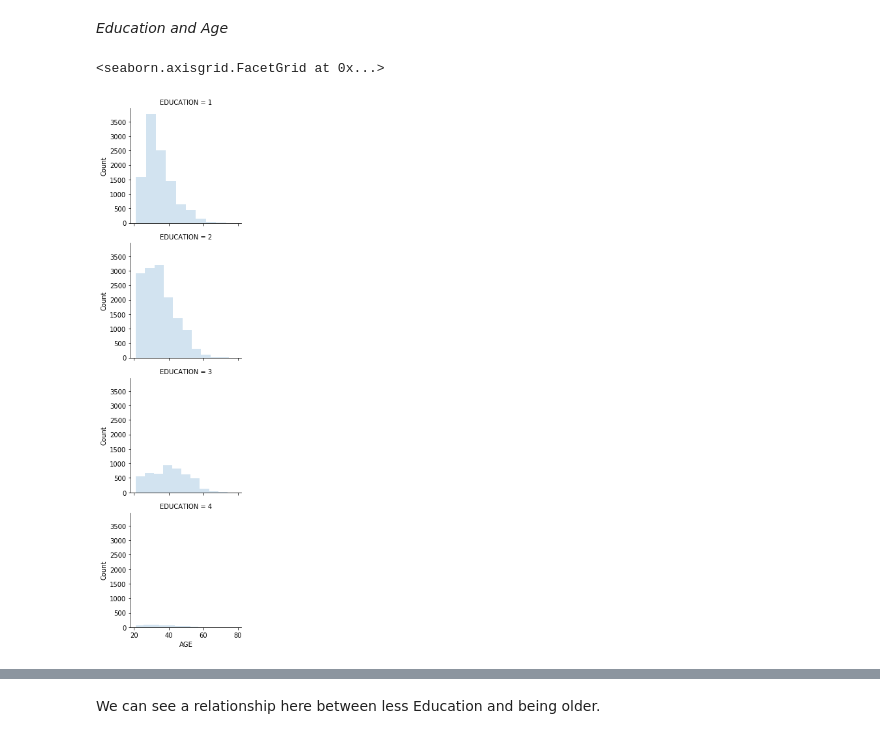
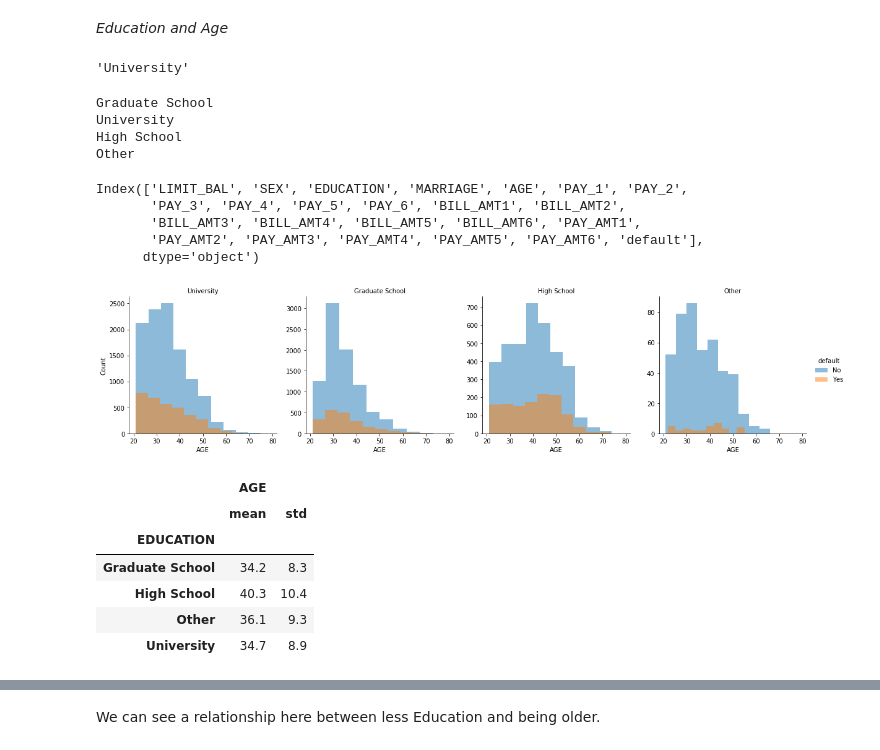
Before and after one commit to gblinick/Predicting-Credit-Card-Default-in-sci-kit-learn, a Jupyter notebook: EDA/EDA Scratchpad.ipynb, the cells around one changed output, grey strips where cells are left out. Cells and saved outputs as stored; diff of their text form; code cells hidden in the pictures.

```diff
--- a/EDA/EDA Scratchpad.ipynb
+++ b/EDA/EDA Scratchpad.ipynb
@@ -447,10 +466,49 @@ EM
 As we can see from the chart and table, more education (a smaller value for Education) is associated with lower rates of marriage (column 1)
 # %% [markdown]
 *Education and Age*
+# %%
+graph_dict = {1: "Graduate School", 2: "University", 3: "High School", 4: "Other", }
+graph_dict[2]
+# %% [output]
+'University'
+# %%
+for i in range(1,5):
+    print(graph_dict[i])
+# %% [output]
+Graduate School
+University
+High School
+Other
+# %%
+replace = (data["EDUCATION"] == 1)
+data.loc[replace,'EDUCATION'] = "Graduate School"
+replace = (data["EDUCATION"] == 2)
+data.loc[replace,'EDUCATION'] = "University"
+replace = (data["EDUCATION"] == 3)
+data.loc[replace,'EDUCATION'] = "High School"
+replace = (data["EDUCATION"] == 4)
+data.loc[replace,'EDUCATION'] = "Other"
+# %%
+data.columns
+# %% [output]
+Index(['LIMIT_BAL', 'SEX', 'EDUCATION', 'MARRIAGE', 'AGE', 'PAY_1', 'PAY_2',
+       'PAY_3', 'PAY_4', 'PAY_5', 'PAY_6', 'BILL_AMT1', 'BILL_AMT2',
+       'BILL_AMT3', 'BILL_AMT4', 'BILL_AMT5', 'BILL_AMT6', 'PAY_AMT1',
+       'PAY_AMT2', 'PAY_AMT3', 'PAY_AMT4', 'PAY_AMT5', 'PAY_AMT6', 'default'],
+      dtype='object')
+# %%
+# Replace numbers with strings for the purpose of better labelling on graphs
+replace = (data["default"] == 0)
+data.loc[replace,'default'] = "No"
+replace = (data["default"] == 1)
+data.loc[replace,'default'] = "Yes"
 # %%
-g = sns.FacetGrid(data, row='EDUCATION')
-g = g.map(plt.hist, 'AGE', alpha=0.2).set_axis_labels('AGE','Count')
+g = sns.FacetGrid(data, col='EDUCATION', hue='default',height=4, aspect=1, hue_order=["No", "Yes"], sharey=False)
+g = g.map(plt.hist, 'AGE', alpha=0.5).set_axis_labels('AGE','Count').set_titles(("{col_name}"))
 g.add_legend()
+g.savefig('Education_and_Age')
+#g.legend(["No Default", "Default"])
+
+#graph_dict[{row_name}]
 # %% [output]
-<seaborn.axisgrid.FacetGrid at 0x...>
-[figure, old version]
+[figure, new version]
@@ -457,3 +520,18 @@ g.add_legend()
+# %%
+var = data[['EDUCATION', 'AGE']].groupby('EDUCATION').agg({'mean', 'std'})
+#var.rename(index = {1:"Graduate School", 2:"University", 3:"High School", 4:"Other"}, inplace=True)
+multi_tuples = [('AGE', 'mean'), ('AGE', 'std')]
+multi_cols = pd.MultiIndex.from_tuples(multi_tuples)
+df_ordered_multi_cols = pd.DataFrame(var, columns=multi_cols)
+df_ordered_multi_cols.round(1)
+# %% [output]
+|  | AGE |  |
+|  | mean | std |
+| EDUCATION |  |  |
+| Graduate School | 34.2 | 8.3 |
+| High School | 40.3 | 10.4 |
+| Other | 36.1 | 9.3 |
+| University | 34.7 | 8.9 |
 # %%
 var = data[['EDUCATION', 'AGE']].groupby('EDUCATION').agg({'mean', 'std'})
 var
```
Also changed, not shown: parts of 23 cells of this notebook.
